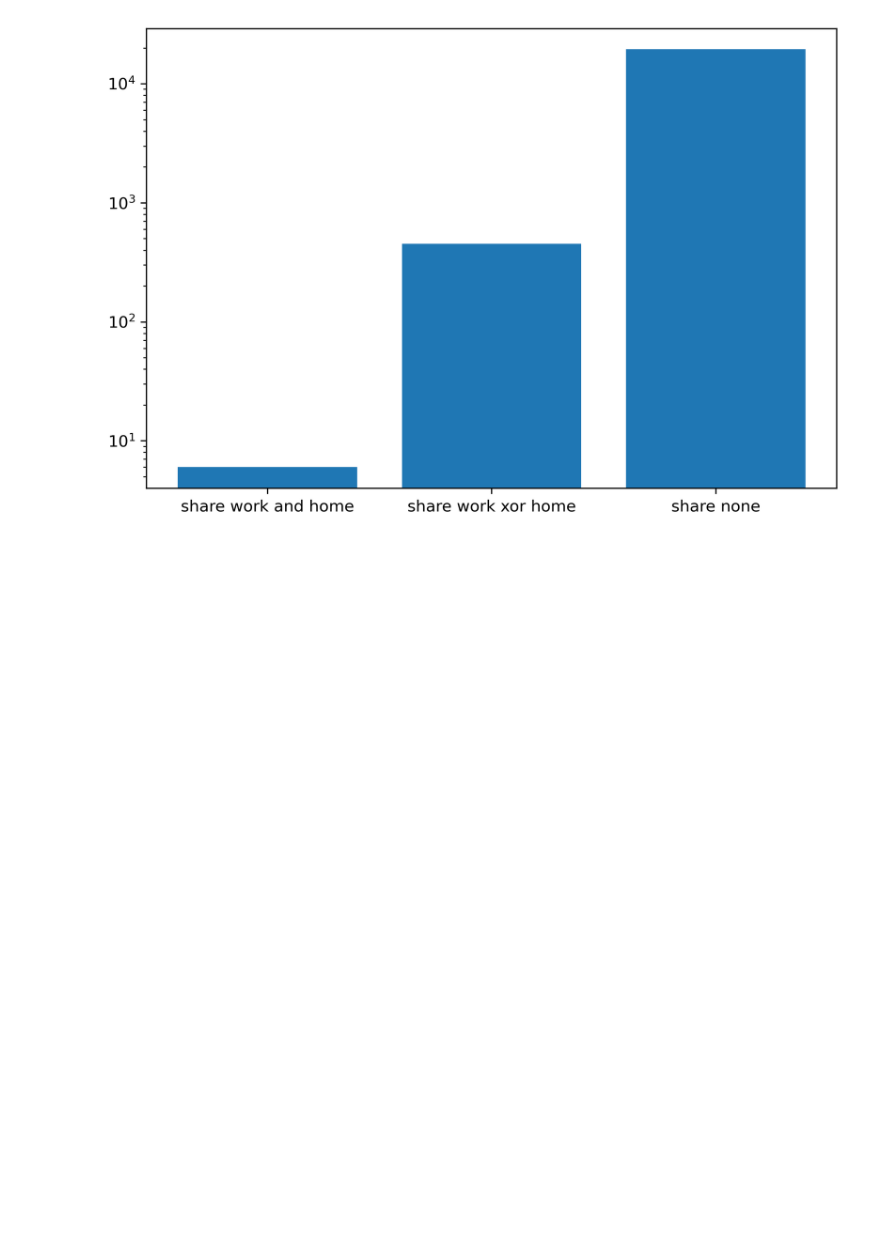
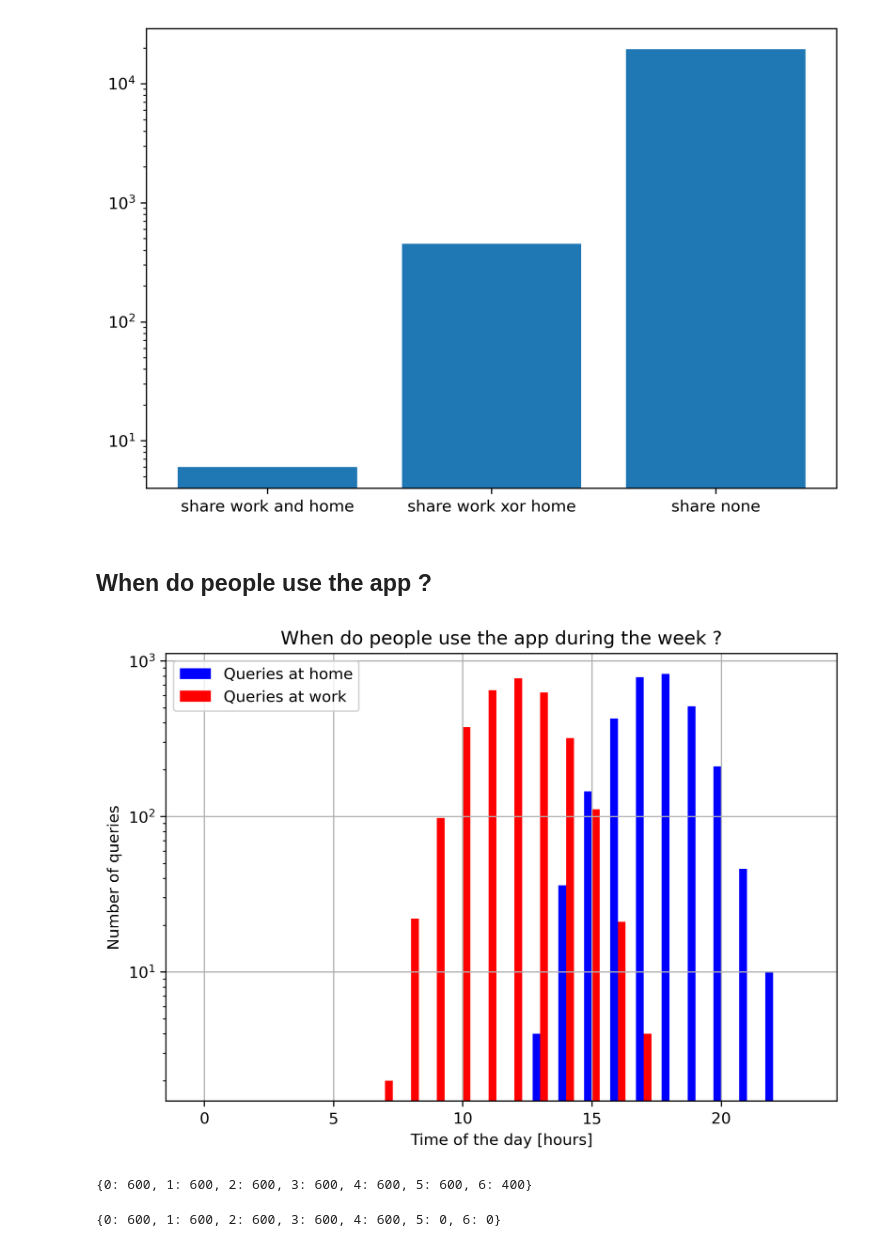
Before and after one commit to danielementary/SecretStroll, a Jupyter notebook: part2/privacy_evaluation.ipynb, the cells around one changed output. Saved outputs shown, nothing was run; the diff lists cells and outputs as text; code cells hidden in the pictures; blank space fills up the shorter version.

Commit message:
evaluate when people use the app to breach privacy

```diff
--- a/part2/privacy_evaluation.ipynb
+++ b/part2/privacy_evaluation.ipynb
@@ -178,3 +180,5 @@ def plot_pairs():
 plot_pairs()
 # %% [output]
 [figure]
+# %% [markdown]
+## When do people use the app ?
@@ -180,0 +207,42 @@ plot_pairs()
+# %%
+home_queries_hours_week_count = {}
+work_queries_hours_week_count = {}
+home_queries_hours_end_count = {}
+work_queries_hours_end_count = {}
+
+for i in range(24):
+    home_queries_hours_week_count[i] = 0
+    work_queries_hours_week_count[i] = 0
+    home_queries_hours_end_count[i] = 0
+    work_queries_hours_end_count[i] = 0
+
+for h in home_queries_hours_week:
+    home_queries_hours_week_count[h] += 1
+
+for h in work_queries_hours_week:
+    work_queries_hours_week_count[h] += 1
+
+for h in home_queries_hours_end:
+    home_queries_hours_end_count[h] += 1
+
+for h in work_queries_hours_end:
+    work_queries_hours_end_count[h] += 1
+# %%
+x = np.arange(24)
+
+fig = plt.figure()
+
+ax = fig.add_axes([0,0,1,1])
+ax.set_yscale('log')
+ax.bar(x - 0.15, home_queries_hours_week_count.values(), color = 'b', width = 0.3, label="Queries at home")
+ax.bar(x + 0.15, work_queries_hours_week_count.values(), color = 'r', width = 0.3, label="Queries at work")
+ax.legend()
+
+plt.title("When do people use the app during the week ?")
+plt.xlabel("Time of the day [hours]")
+plt.ylabel("Number of queries")
+plt.grid()
+plt.savefig("when.png", dpi=300, bbox_inches='tight')
+plt.show()
+# %% [output]
+[figure, added]
@@ -180,0 +265,8 @@ plot_pairs()
+# %%
+home_queries_days_count
+# %% [output]
+{0: 600, 1: 600, 2: 600, 3: 600, 4: 600, 5: 600, 6: 400}
+# %%
+work_queries_days_count
+# %% [output]
+{0: 600, 1: 600, 2: 600, 3: 600, 4: 600, 5: 0, 6: 0}
```
Also changed, not shown: parts of 5 cells of this notebook, 1 other file.
